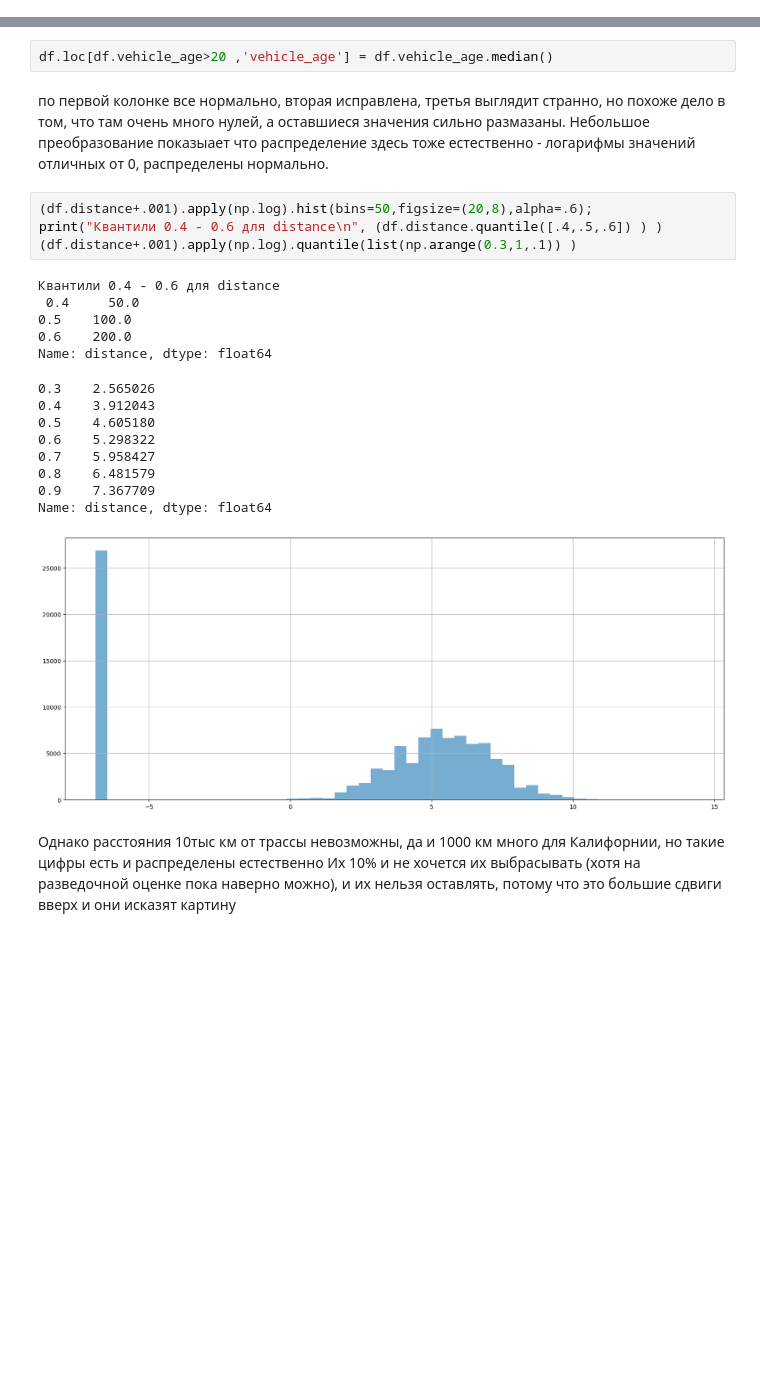
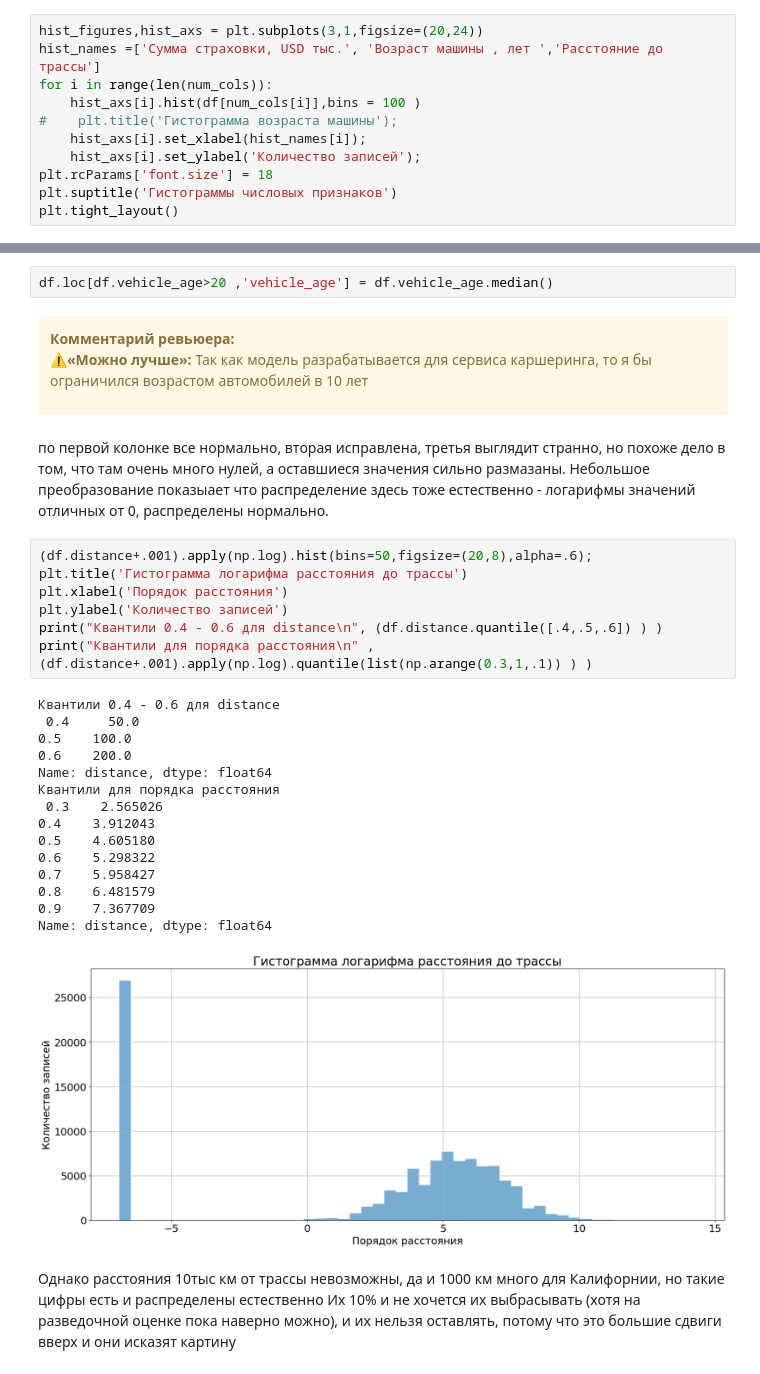
Before and after one commit to ltsipunov/24_car_accidents, a Jupyter notebook: 93b6f1b1-e156-40b1-9ed6-0aaea9264dff.ipynb, the cells around one changed output, grey strips where cells are left out. Cells and saved outputs as stored; diff of their text form; blank space fills up the shorter version.

```diff
--- a/93b6f1b1-e156-40b1-9ed6-0aaea9264dff.ipynb
+++ b/93b6f1b1-e156-40b1-9ed6-0aaea9264dff.ipynb
@@ -213,0 +303,11 @@ df[num_columns].hist(bins=30);
+# %%
+hist_figures,hist_axs = plt.subplots(3,1,figsize=(20,24))
+hist_names =['Сумма стрaховки, USD тыс.', 'Возраст машины , лет ','Расстояние до трассы']
+for i in range(len(num_cols)):
+    hist_axs[i].hist(df[num_cols[i]],bins = 100 )
+#    plt.title('Гистограмма возраста машины');
+    hist_axs[i].set_xlabel(hist_names[i]);
+    hist_axs[i].set_ylabel('Количество записей');
+plt.rcParams['font.size'] = 18
+plt.suptitle('Гистограммы числовых признаков')
+plt.tight_layout()
@@ -222,28 +349,37 @@ df[df.vehicle_age>20]
 Два выброса по возрасту машины , возможно даже один и тот  же автомобиль.
 # %%
 df.loc[df.vehicle_age>20 ,'vehicle_age'] = df.vehicle_age.median()
+# %% [markdown]
+<div class="alert alert-warning" role="alert">
+<b>Комментарий ревьюера:</b>
+
+<b>⚠️«Можно лучше»:</b> Так как модель разрабатывается для сервиса каршеринга, то я бы ограничился возрастом автомобилей в 10 лет
 # %% [markdown]
 по первой  колонке все нормально, вторая исправлена,  третья выглядит странно, но похоже дело в том, что там очень много нулей, а оставшиеся значения сильно размазаны.
 Небольшое преобразование показыает что распределение здесь  тоже естественно - логарифмы значений отличных от 0, распределены нормально.
 # %%
 (df.distance+.001).apply(np.log).hist(bins=50,figsize=(20,8),alpha=.6);
+plt.title('Гистограмма логарифма расстояния до трассы')
+plt.xlabel('Порядок расстояния')
+plt.ylabel('Количество записей')
 print("Квантили 0.4 - 0.6 для distance\n", (df.distance.quantile([.4,.5,.6]) ) )
-(df.distance+.001).apply(np.log).quantile(list(np.arange(0.3,1,.1)) )
+print("Квантили для порядка расстояния\n" ,(df.distance+.001).apply(np.log).quantile(list(np.arange(0.3,1,.1)) ) )
 # %% [output]
 Квантили 0.4 - 0.6 для distance
  0.4     50.0
 0.5    100.0
 0.6    200.0
 Name: distance, dtype: float64
+Квантили для порядка расстояния
+ 0.3    2.565026
+0.4    3.912043
+0.5    4.605180
+0.6    5.298322
+0.7    5.958427
+0.8    6.481579
+0.9    7.367709
+Name: distance, dtype: float64
-0.3    2.565026
-0.4    3.912043
-0.5    4.605180
-0.6    5.298322
-0.7    5.958427
-0.8    6.481579
-0.9    7.367709
-Name: distance, dtype: float64
-[figure, old version]
+[figure, new version]
 # %% [markdown]
 Однако расстояния  10тыс км от трассы невозможны, да и 1000 км много для Калифорнии, но такие цифры есть и распределены естественно
 Их 10% и не хочется их выбрасывать (хотя на разведочной оценке пока наверно можно), и их нельзя оставлять, потому что это большие сдвиги вверх и они исказят картину
```
Also changed, not shown: parts of 78 cells of this notebook.
